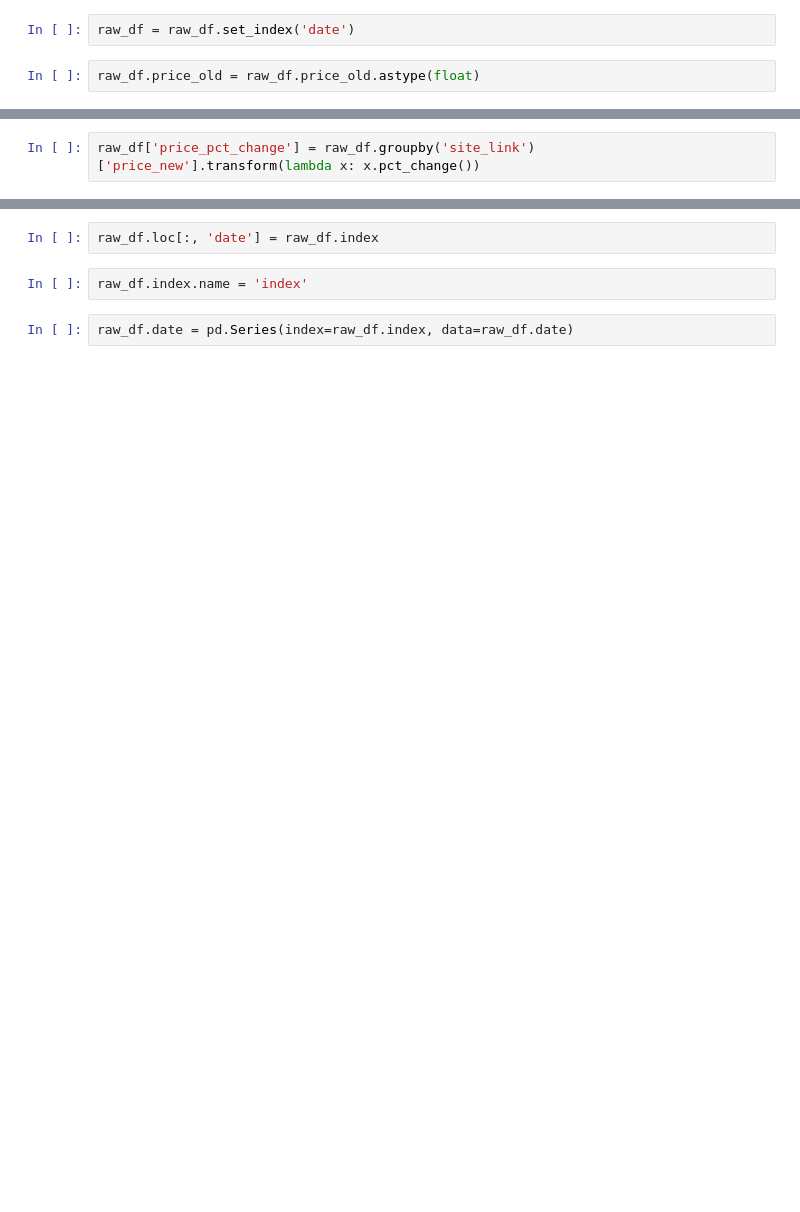
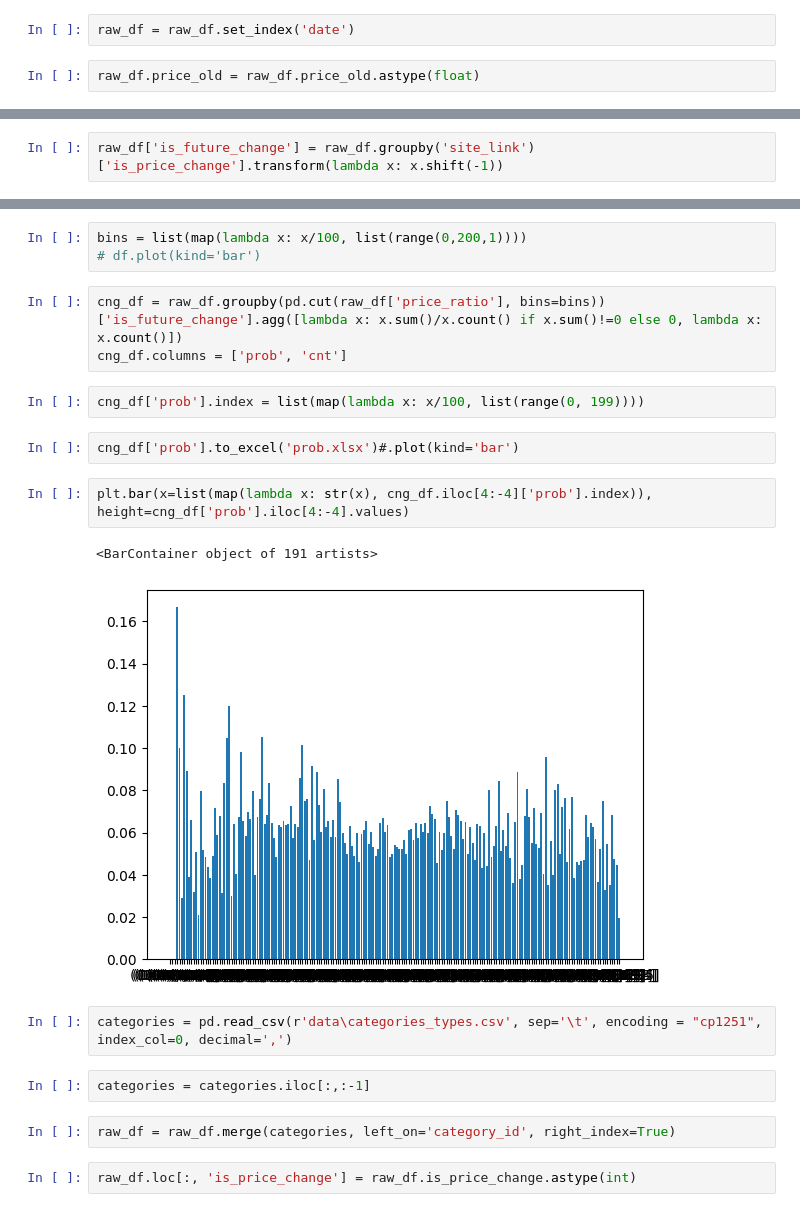
Before and after one commit to yelex/price_project, a Jupyter notebook: rigidity_factors.ipynb, the cells around one changed output, grey strips where cells are left out. Drawn from its saved outputs; the diff is of its cells as text; blank space fills up the shorter version.

Commit message:
feat: add categories types

```diff
--- a/rigidity_factors.ipynb
+++ b/rigidity_factors.ipynb
@@ -53,2 +46,2 @@ raw_df[raw_df.date.between('2019-11-30', '2020-06-30')].groupby('date').apply(la
 # %%
-raw_df['price_pct_change'] = raw_df.groupby('site_link')['price_new'].transform(lambda x: x.pct_change())
+raw_df['is_future_change'] = raw_df.groupby('site_link')['is_price_change'].transform(lambda x: x.shift(-1))
@@ -80,6 +57,23 @@ raw_df[raw_df.date.between('2021-01-01', '2021-06-30')].groupby('date').apply(la
+# %%
+bins = list(map(lambda x: x/100, list(range(0,200,1))))
+# df.plot(kind='bar')
+# %%
+cng_df = raw_df.groupby(pd.cut(raw_df['price_ratio'], bins=bins))['is_future_change'].agg([lambda x: x.sum()/x.count() if x.sum()!=0 else 0, lambda x: x.count()])
+cng_df.columns = ['prob', 'cnt']
+# %%
+cng_df['prob'].index = list(map(lambda x: x/100, list(range(0, 199))))
+# %%
+cng_df['prob'].to_excel('prob.xlsx')#.plot(kind='bar')
+# %%
+plt.bar(x=list(map(lambda x: str(x), cng_df.iloc[4:-4]['prob'].index)), height=cng_df['prob'].iloc[4:-4].values)
+# %% [output]
+<BarContainer object of 191 artists>
+[figure, added]
+# %%
+categories = pd.read_csv(r'data\categories_types.csv', sep='\t', encoding = "cp1251", index_col=0, decimal=',')
+# %%
+categories = categories.iloc[:,:-1]
+# %%
+raw_df = raw_df.merge(categories, left_on='category_id', right_index=True)
 # %%
-raw_df.loc[:, 'date'] = raw_df.index
+raw_df.loc[:, 'is_price_change'] = raw_df.is_price_change.astype(int)
-# %%
-raw_df.index.name = 'index'
-# %%
-raw_df.date = pd.Series(index=raw_df.index, data=raw_df.date)
```
Also changed, not shown: parts of 17 cells of this notebook, 2 other files.
